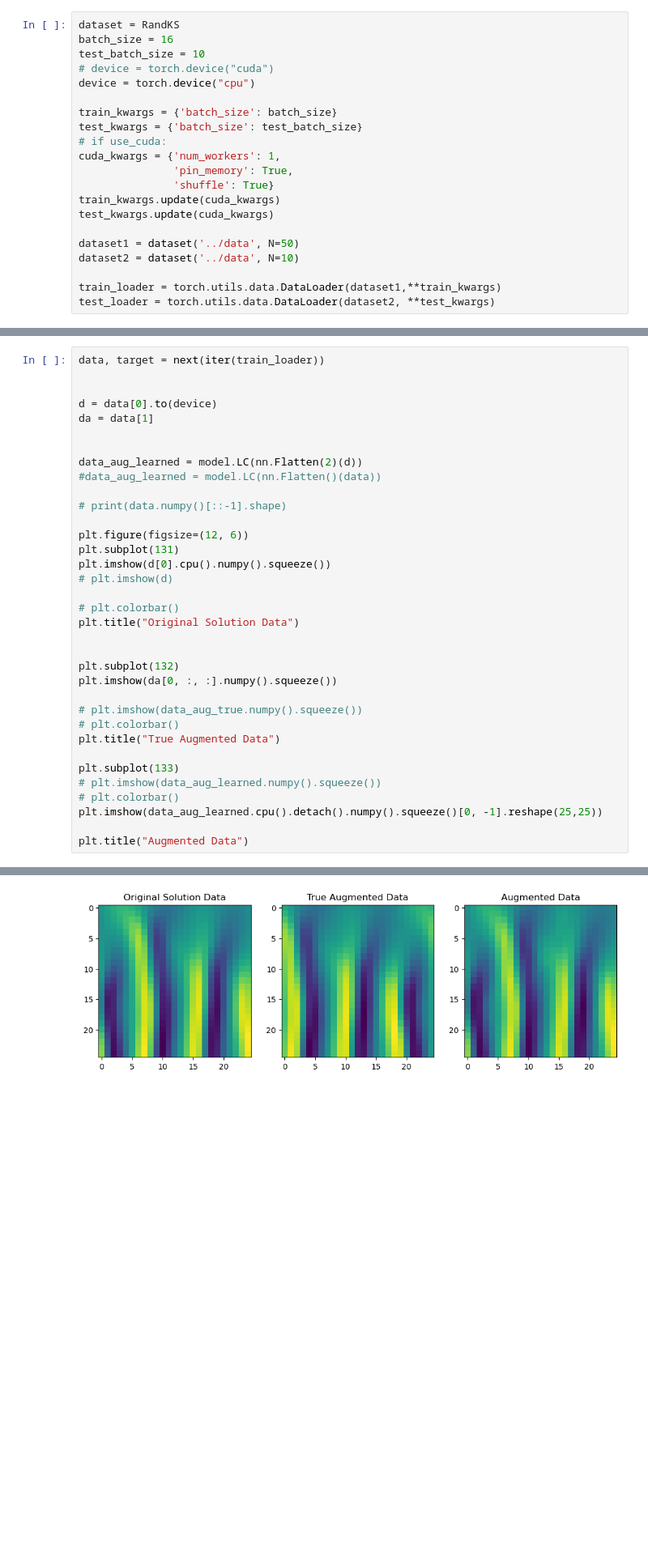
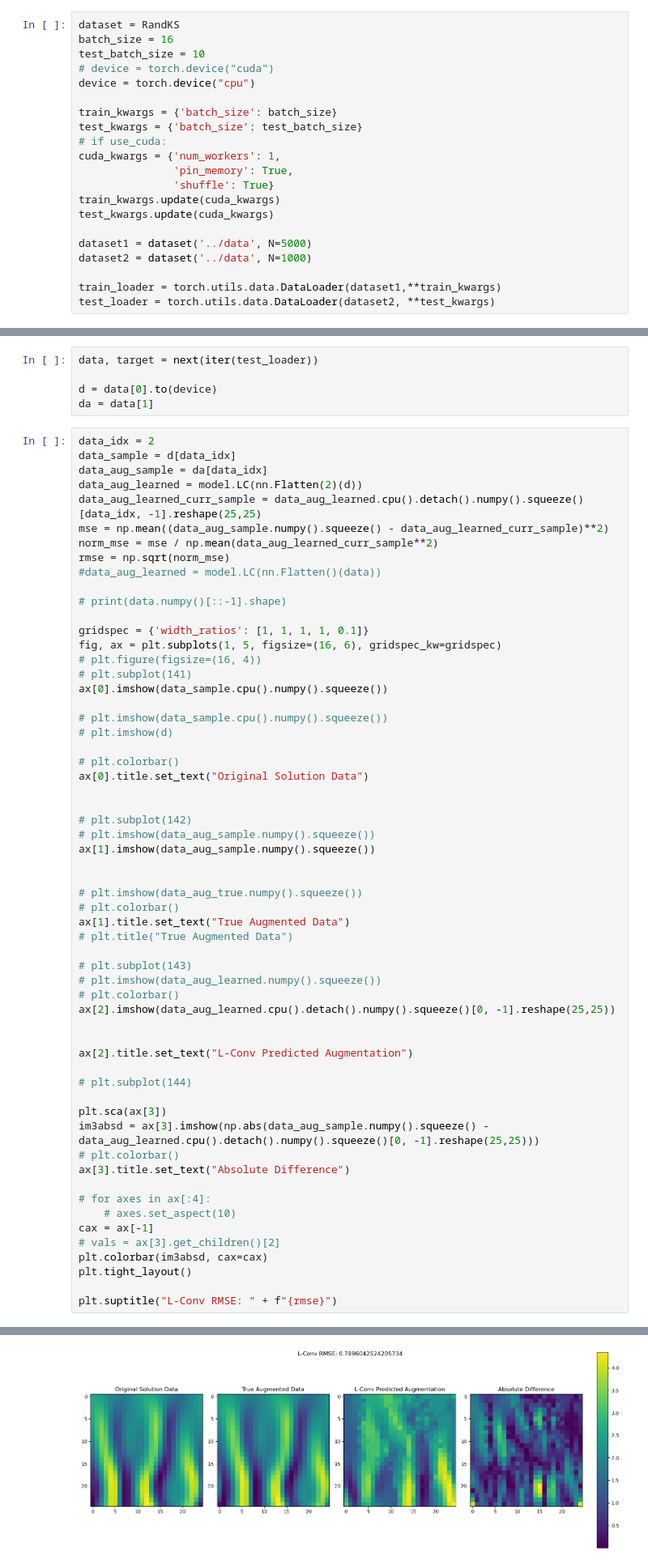
Before and after one commit to alizma/symmetry_learning, a Jupyter notebook: l_conv_demo.ipynb, the cells around one changed output, grey strips where cells are left out. Shown at 81% size. Saved outputs shown, nothing was run; the diff lists cells and outputs as text; blank space fills up the shorter version.

Commit message:
additional viz of 2d vector field and l-conv train

```diff
--- a/l_conv_demo.ipynb
+++ b/l_conv_demo.ipynb
@@ -327,8 +327,8 @@ cuda_kwargs = {'num_workers': 1,
 train_kwargs.update(cuda_kwargs)
 test_kwargs.update(cuda_kwargs)
 
-dataset1 = dataset('../data', N=50)
-dataset2 = dataset('../data', N=10)
+dataset1 = dataset('../data', N=5000)
+dataset2 = dataset('../data', N=1000)
 
 train_loader = torch.utils.data.DataLoader(dataset1,**train_kwargs)
 test_loader = torch.utils.data.DataLoader(dataset2, **test_kwargs)
@@ -622,36 +629,65 @@ for i in range(len(Ls)):
+# %%
+data, target = next(iter(test_loader))
+
+d = data[0].to(device)
+da = data[1]
 # %%
-data, target = next(iter(train_loader))
-
-
-d = data[0].to(device)
-da = data[1]
-
-
+data_idx = 2
+data_sample = d[data_idx]
+data_aug_sample = da[data_idx]
 data_aug_learned = model.LC(nn.Flatten(2)(d))
+data_aug_learned_curr_sample = data_aug_learned.cpu().detach().numpy().squeeze()[data_idx, -1].reshape(25,25)
+mse = np.mean((data_aug_sample.numpy().squeeze() - data_aug_learned_curr_sample)**2)
+norm_mse = mse / np.mean(data_aug_learned_curr_sample**2)
+rmse = np.sqrt(norm_mse)
 #data_aug_learned = model.LC(nn.Flatten()(data))
 
 # print(data.numpy()[::-1].shape)
 
-plt.figure(figsize=(12, 6))
-plt.subplot(131)
-plt.imshow(d[0].cpu().numpy().squeeze())
+gridspec = {'width_ratios': [1, 1, 1, 1, 0.1]}
+fig, ax = plt.subplots(1, 5, figsize=(16, 6), gridspec_kw=gridspec)
+# plt.figure(figsize=(16, 4))
+# plt.subplot(141)
+ax[0].imshow(data_sample.cpu().numpy().squeeze())
+
+# plt.imshow(data_sample.cpu().numpy().squeeze())
 # plt.imshow(d)
 
 # plt.colorbar()
-plt.title("Original Solution Data")
+ax[0].title.set_text("Original Solution Data")
 
 
-plt.subplot(132)
-plt.imshow(da[0, :, :].numpy().squeeze())
+# plt.subplot(142)
+# plt.imshow(data_aug_sample.numpy().squeeze())
+ax[1].imshow(data_aug_sample.numpy().squeeze())
+
 
 # plt.imshow(data_aug_true.numpy().squeeze())
 # plt.colorbar()
-plt.title("True Augmented Data")
+ax[1].title.set_text("True Augmented Data")
+# plt.title("True Augmented Data")
 
-plt.subplot(133)
+# plt.subplot(143)
 # plt.imshow(data_aug_learned.numpy().squeeze())
 # plt.colorbar()
-plt.imshow(data_aug_learned.cpu().detach().numpy().squeeze()[0, -1].reshape(25,25))
+ax[2].imshow(data_aug_learned.cpu().detach().numpy().squeeze()[0, -1].reshape(25,25))
 
-plt.title("Augmented Data")
+
+ax[2].title.set_text("L-Conv Predicted Augmentation")
+
+# plt.subplot(144)
+
+plt.sca(ax[3])
+im3absd = ax[3].imshow(np.abs(data_aug_sample.numpy().squeeze() - data_aug_learned.cpu().detach().numpy().squeeze()[0, -1].reshape(25,25)))
+# plt.colorbar()
+ax[3].title.set_text("Absolute Difference")
+
+# for axes in ax[:4]:
+    # axes.set_aspect(10)
+cax = ax[-1]
+# vals = ax[3].get_children()[2]
+plt.colorbar(im3absd, cax=cax)
+plt.tight_layout()
+
+plt.suptitle("L-Conv RMSE: " + f"{rmse}")
 # %% [output]
@@ -659 +695 @@ Text(0.5, 1.0, 'Augmented Data')
-[figure, old version]
+[figure, new version]
```
Also changed, not shown: parts of 10 cells of this notebook, 1 other file.
